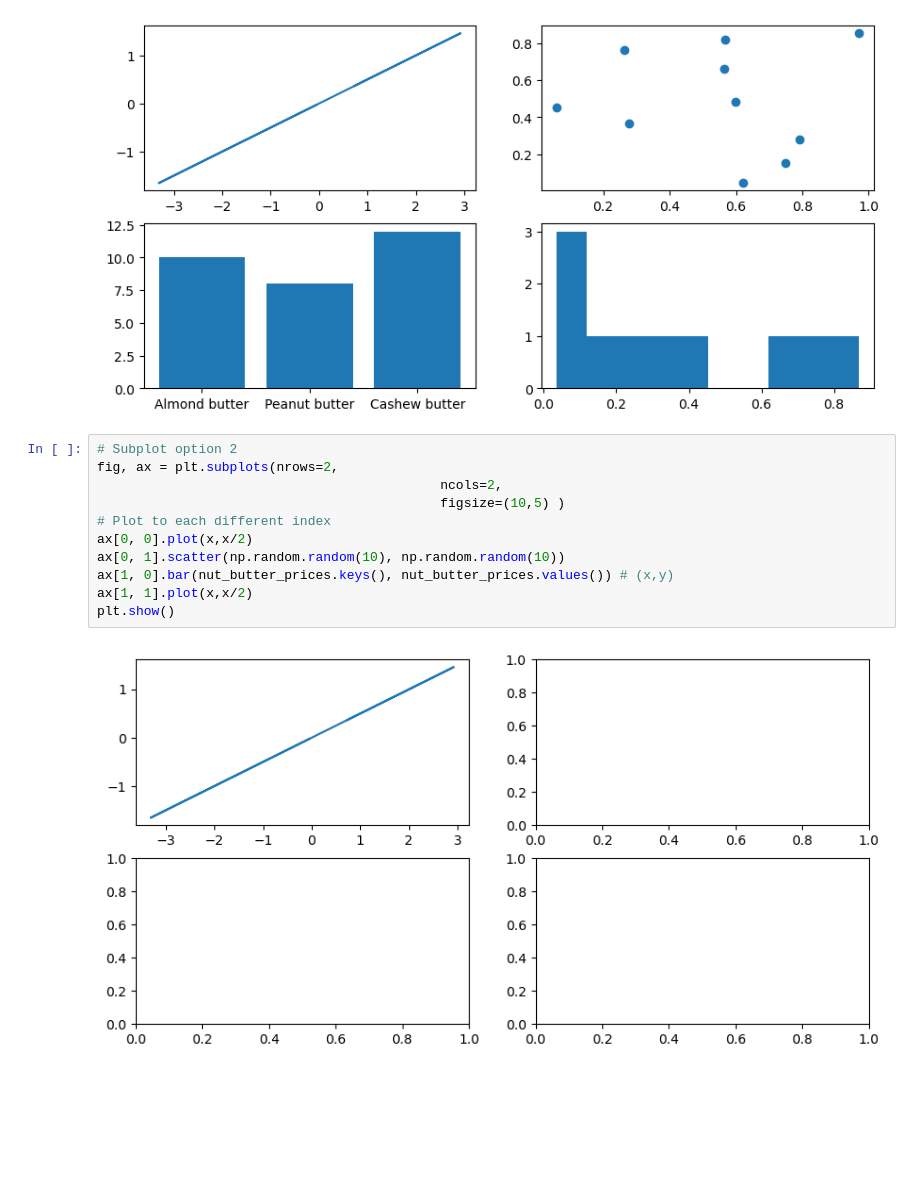
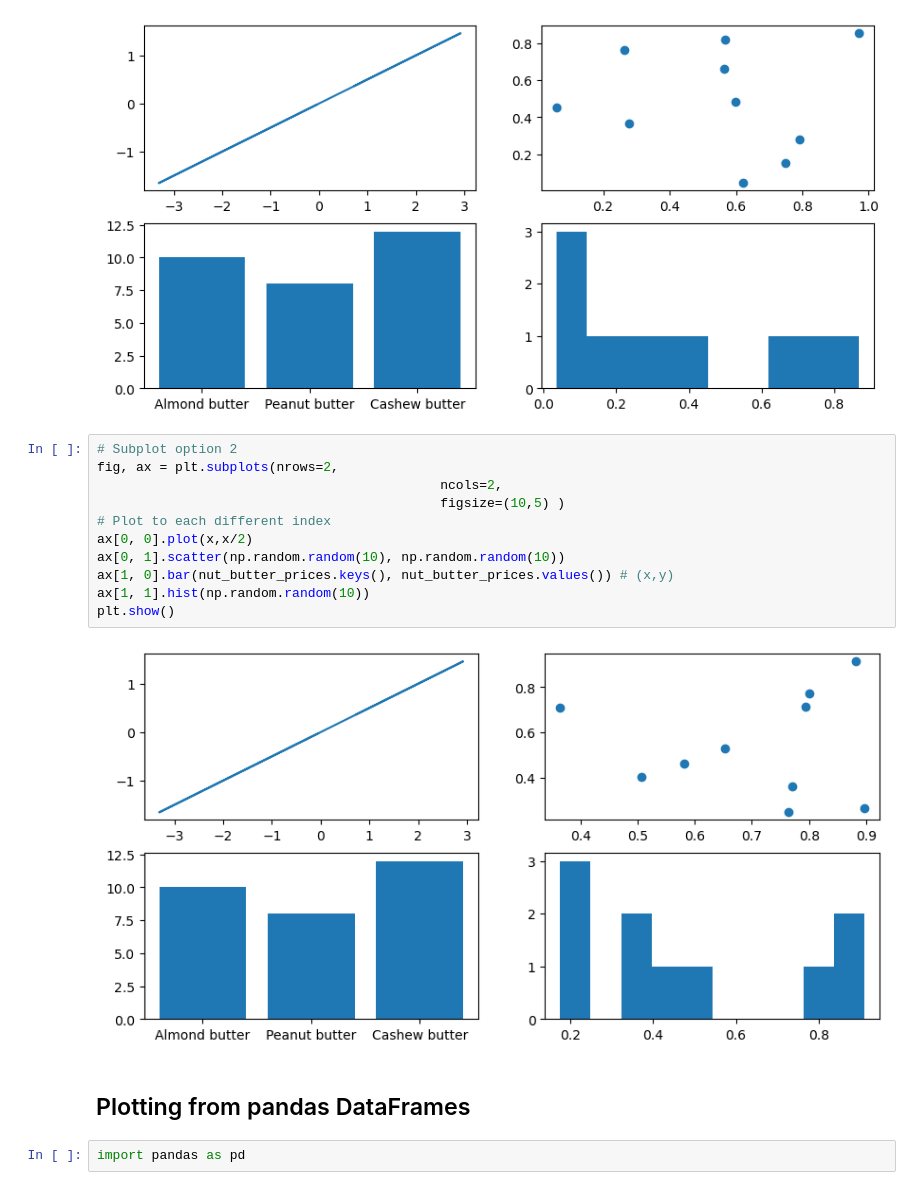
Before and after one commit to hamzazahidulislam/simple-ml, a Jupyter notebook: introduction-to-matplotlib.ipynb, the cells around one changed output. Cells and saved outputs as stored; diff of their text form; blank space fills up the shorter version.

```diff
--- a/introduction-to-matplotlib.ipynb
+++ b/introduction-to-matplotlib.ipynb
@@ -228,13 +228,17 @@ plt.show()
 # %%
 # Subplot option 2
 fig, ax = plt.subplots(nrows=2,
                                             ncols=2,
                                             figsize=(10,5) )
 # Plot to each different index
 ax[0, 0].plot(x,x/2)
 ax[0, 1].scatter(np.random.random(10), np.random.random(10))
 ax[1, 0].bar(nut_butter_prices.keys(), nut_butter_prices.values()) # (x,y)
-ax[1, 1].plot(x,x/2)
+ax[1, 1].hist(np.random.random(10))
 plt.show()
 # %% [output]
-[figure, old version]
+[figure, new version]
+# %% [markdown]
+## Plotting from pandas DataFrames
+# %%
+import pandas as pd
```
Also changed, not shown: parts of 13 cells of this notebook.
